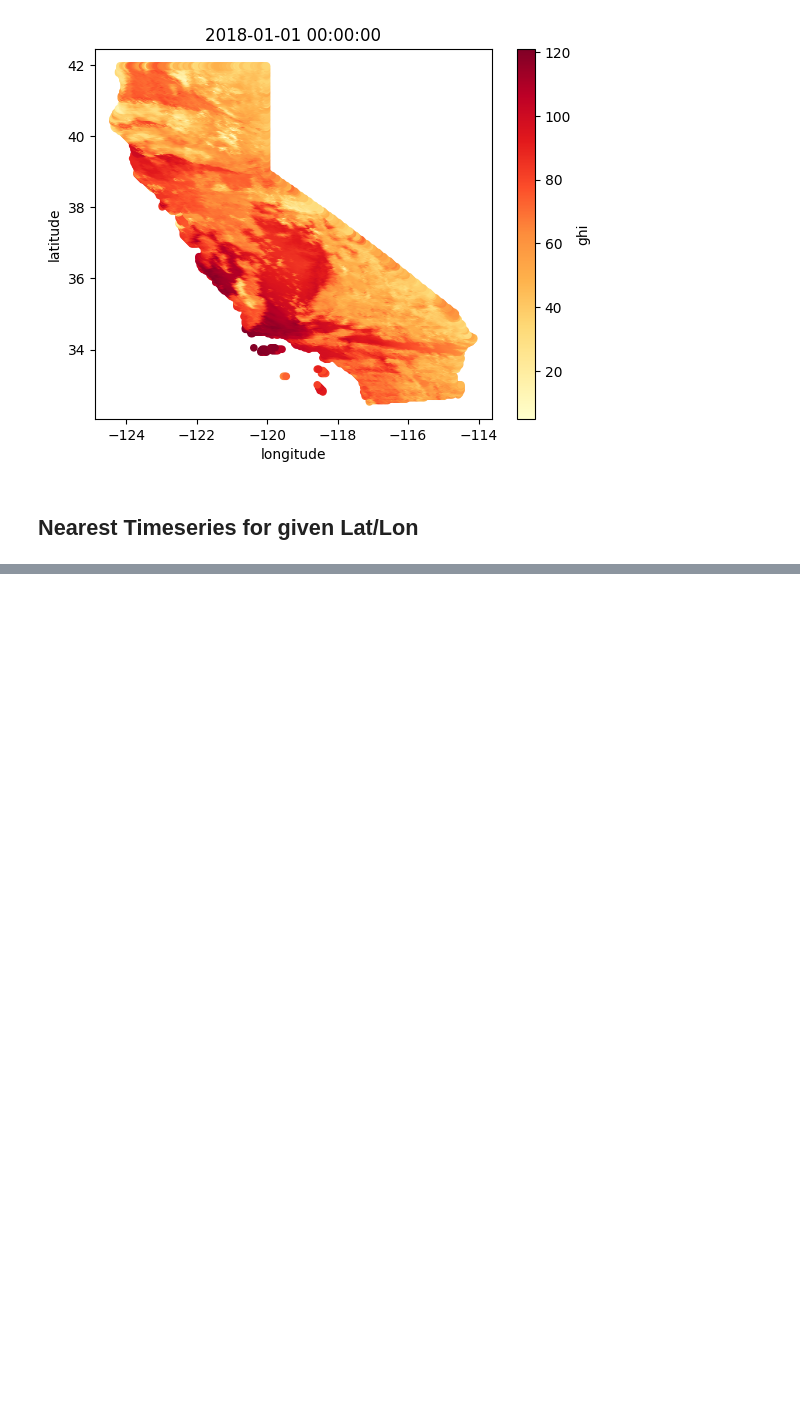
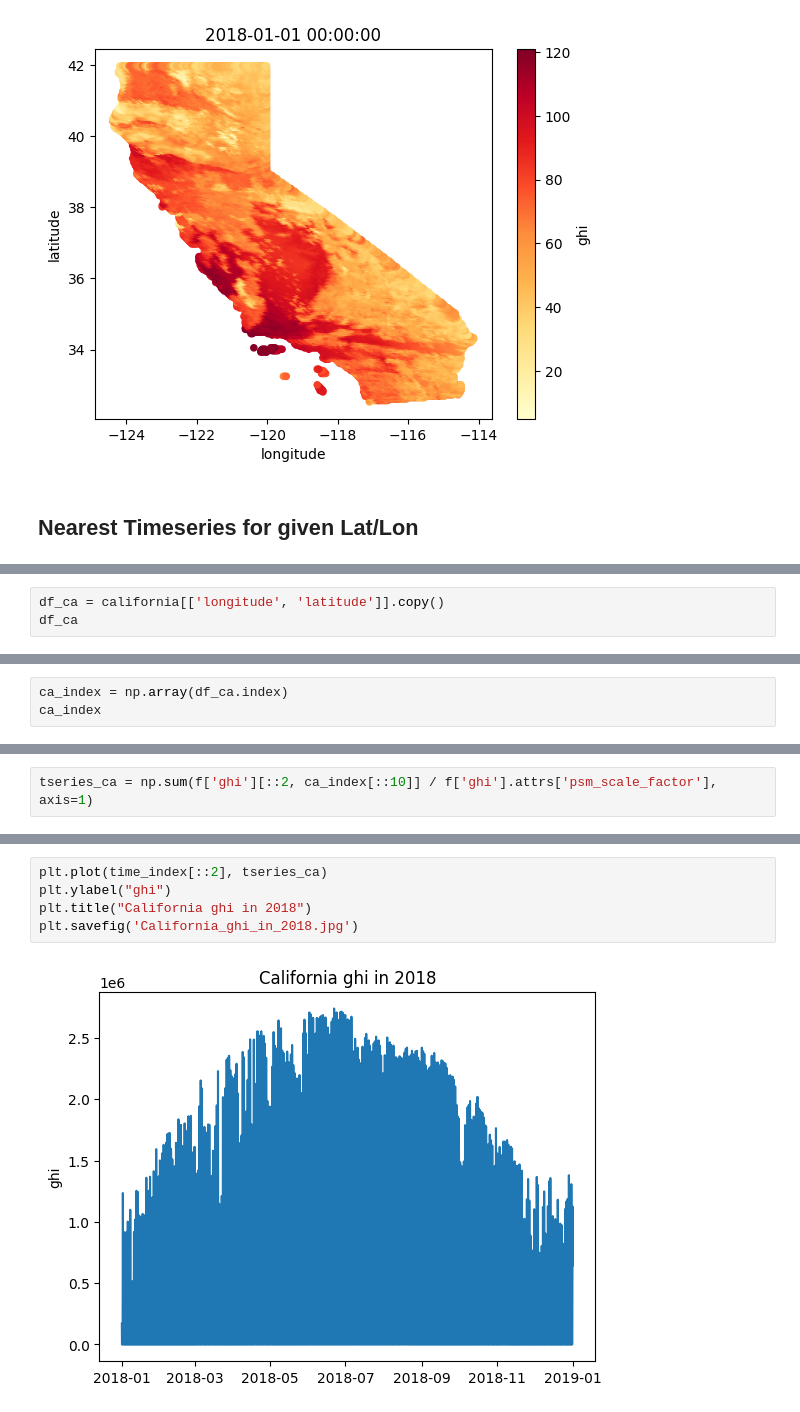
Before and after one commit to 186shades/ECE143-Team13, a Jupyter notebook: notebooks/Supply_Visualization.ipynb, the cells around one changed output, grey strips where cells are left out. Cells and saved outputs as stored; diff of their text form; blank space fills up the shorter version.

Commit message:
Add California ghi

```diff
--- a/notebooks/Supply_Visualization.ipynb
+++ b/notebooks/Supply_Visualization.ipynb
@@ -133,0 +142,3 @@ print("Coordinates of nearest point: \t {}".format([NewYorkCity_idx]))
+# %%
+df_ca = california[['longitude', 'latitude']].copy()
+df_ca
@@ -133,0 +168,3 @@ print("Coordinates of nearest point: \t {}".format([NewYorkCity_idx]))
+# %%
+ca_index = np.array(df_ca.index)
+ca_index
@@ -133,0 +173,2 @@ print("Coordinates of nearest point: \t {}".format([NewYorkCity_idx]))
+# %%
+tseries_ca = np.sum(f['ghi'][::2, ca_index[::10]] / f['ghi'].attrs['psm_scale_factor'], axis=1)
@@ -133,0 +189,7 @@ print("Coordinates of nearest point: \t {}".format([NewYorkCity_idx]))
+# %%
+plt.plot(time_index[::2], tseries_ca)
+plt.ylabel("ghi")
+plt.title("California ghi in 2018")
+plt.savefig('California_ghi_in_2018.jpg')
+# %% [output]
+[figure, added]
```
Also changed, not shown: parts of 14 cells of this notebook.
